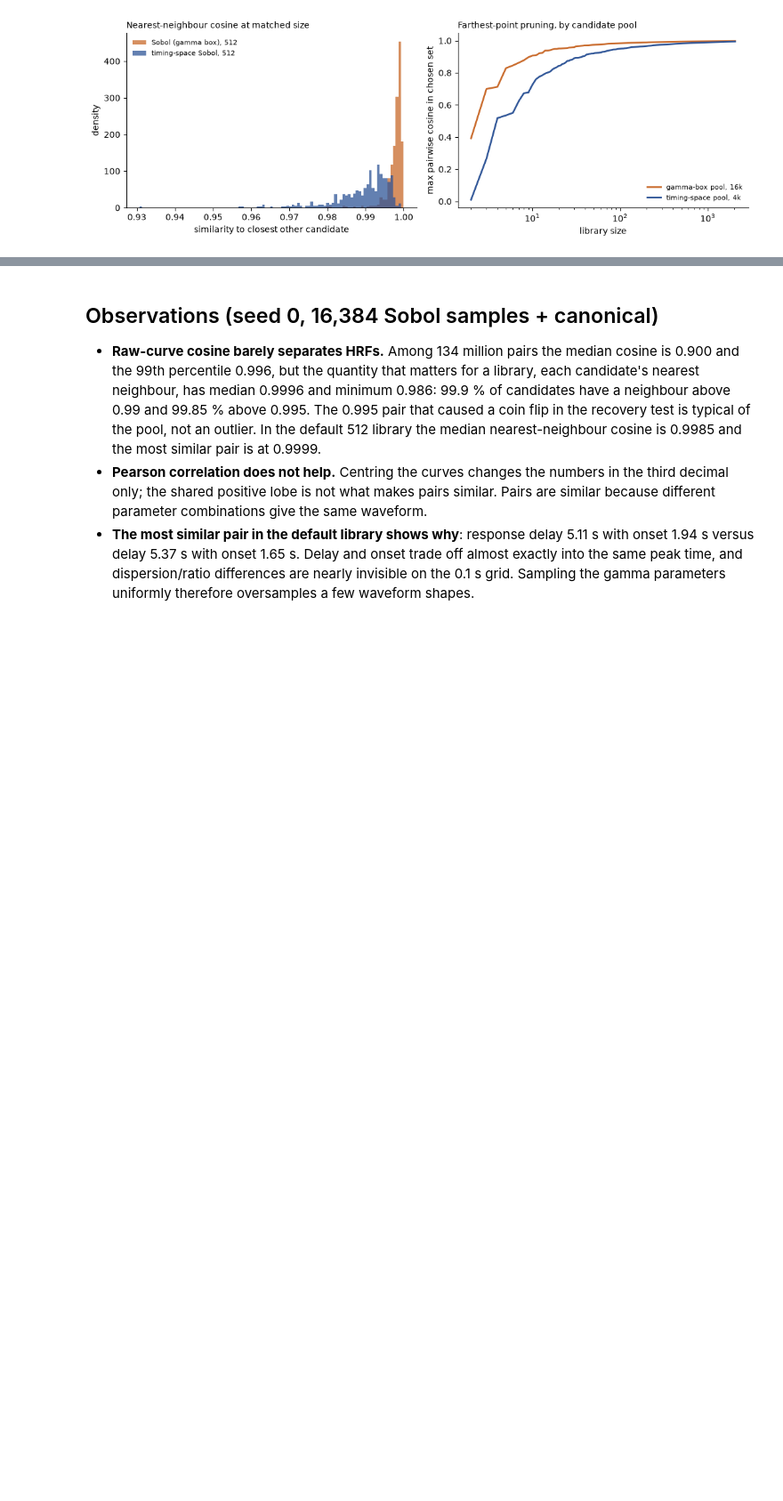
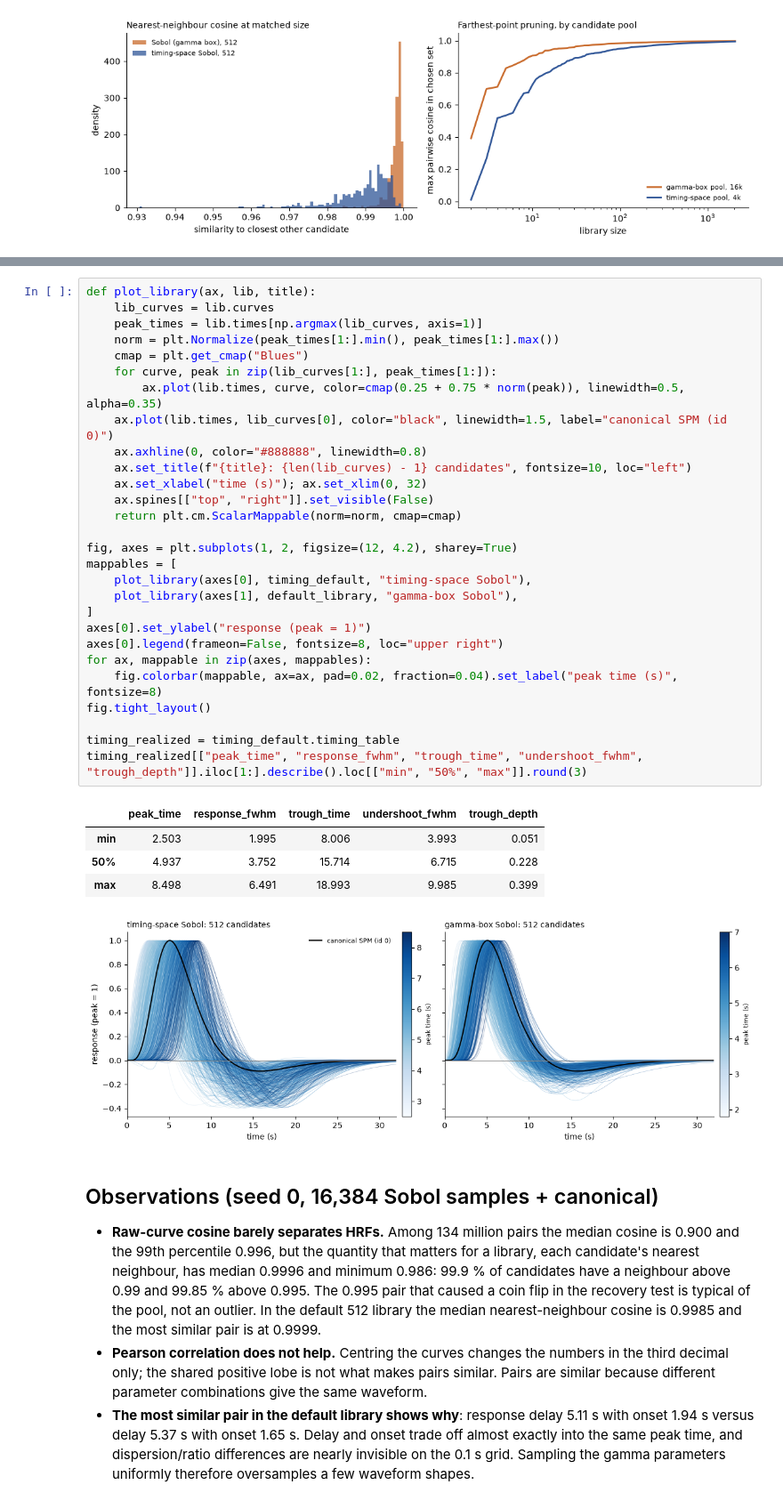
Before and after one commit to poldrack/boldtailor, a Jupyter notebook: examples/validation/hrf_library_similarity.ipynb, the cells around one changed output, grey strips where cells are left out. Shown at 89% size. Cells and saved outputs as stored; diff of their text form; blank space fills up the shorter version.

Commit message:
docs: similarity notebook plots every candidate in the timing-space and gamma-box libraries
Co-Authored-By: Claude Fable 5.1 <noreply@anthropic.com>

```diff
--- a/examples/validation/hrf_library_similarity.ipynb
+++ b/examples/validation/hrf_library_similarity.ipynb
@@ -299,3 +307,37 @@ timing pool: 4,097 candidates, 2963 infeasible Sobol points skipped
+# %%
+def plot_library(ax, lib, title):
+    lib_curves = lib.curves
+    peak_times = lib.times[np.argmax(lib_curves, axis=1)]
+    norm = plt.Normalize(peak_times[1:].min(), peak_times[1:].max())
+    cmap = plt.get_cmap("Blues")
+    for curve, peak in zip(lib_curves[1:], peak_times[1:]):
+        ax.plot(lib.times, curve, color=cmap(0.25 + 0.75 * norm(peak)), linewidth=0.5, alpha=0.35)
+    ax.plot(lib.times, lib_curves[0], color="black", linewidth=1.5, label="canonical SPM (id 0)")
+    ax.axhline(0, color="#888888", linewidth=0.8)
+    ax.set_title(f"{title}: {len(lib_curves) - 1} candidates", fontsize=10, loc="left")
+    ax.set_xlabel("time (s)"); ax.set_xlim(0, 32)
+    ax.spines[["top", "right"]].set_visible(False)
+    return plt.cm.ScalarMappable(norm=norm, cmap=cmap)
+
+fig, axes = plt.subplots(1, 2, figsize=(12, 4.2), sharey=True)
+mappables = [
+    plot_library(axes[0], timing_default, "timing-space Sobol"),
+    plot_library(axes[1], default_library, "gamma-box Sobol"),
+]
+axes[0].set_ylabel("response (peak = 1)")
+axes[0].legend(frameon=False, fontsize=8, loc="upper right")
+for ax, mappable in zip(axes, mappables):
+    fig.colorbar(mappable, ax=ax, pad=0.02, fraction=0.04).set_label("peak time (s)", fontsize=8)
+fig.tight_layout()
+
+timing_realized = timing_default.timing_table
+timing_realized[["peak_time", "response_fwhm", "trough_time", "undershoot_fwhm", "trough_depth"]].iloc[1:].describe().loc[["min", "50%", "max"]].round(3)
+# %% [output]
+|  | peak_time | response_fwhm | trough_time | undershoot_fwhm | trough_depth |
+| min | 2.503 | 1.995 | 8.006 | 3.993 | 0.051 |
+| 50% | 4.937 | 3.752 | 15.714 | 6.715 | 0.228 |
+| max | 8.498 | 6.491 | 18.993 | 9.985 | 0.399 |
+[figure, added]
 # %% [markdown]
 ## Observations (seed 0, 16,384 Sobol samples + canonical)
 
```
Also changed, not shown: parts of 1 cell of this notebook.
